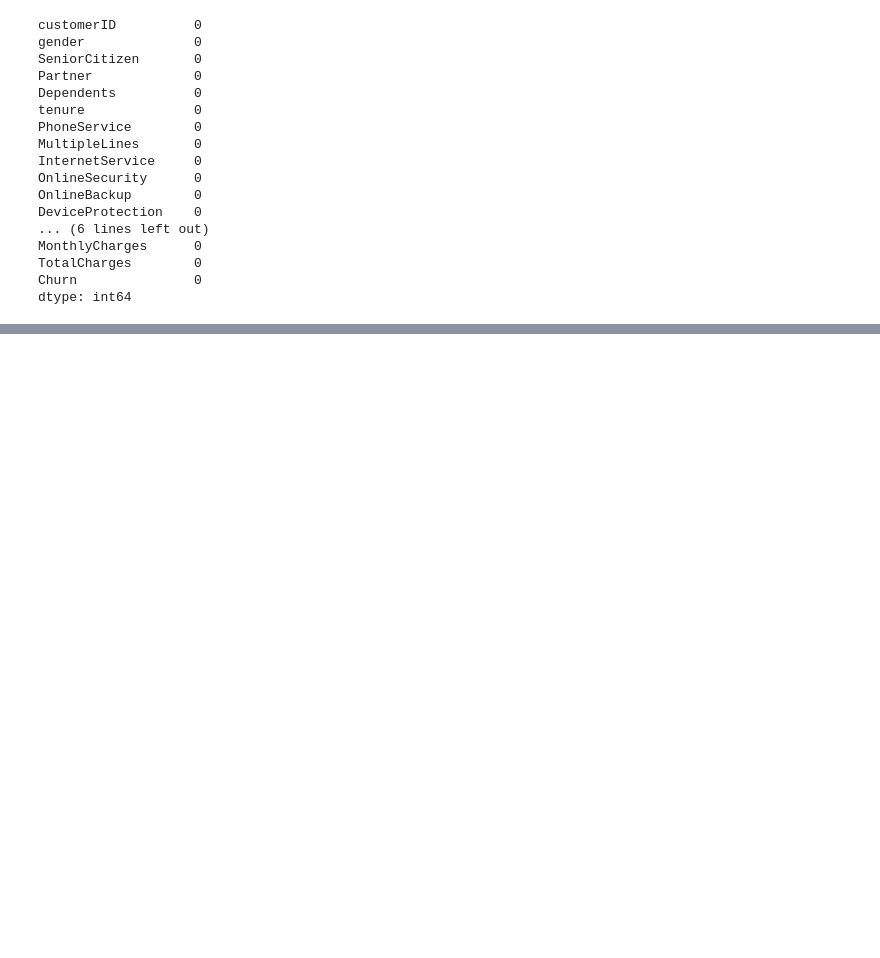
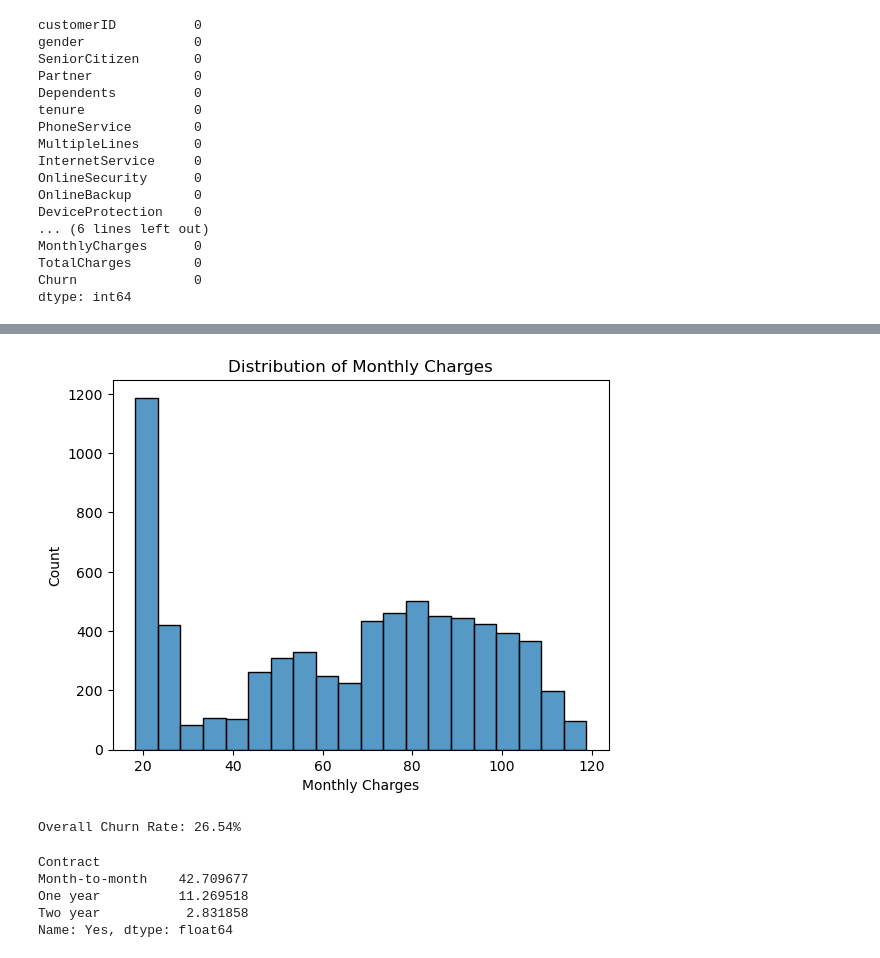
Before and after one commit to comaverick18/customer-churn-ai, a Jupyter notebook: notebooks/day-1-eda.ipynb, the cells around one changed output, grey strips where cells are left out. Saved outputs shown, nothing was run; the diff lists cells and outputs as text; code cells hidden in the pictures; blank space fills up the shorter version.

```diff
--- a/notebooks/day-1-eda.ipynb
+++ b/notebooks/day-1-eda.ipynb
@@ -120,0 +187,24 @@ plt.title('Churn by Contract Type')
+# %%
+# Histogram of Monthly Charges
+sns.histplot(data=df, x="MonthlyCharges", bins=20)
+plt.title("Distribution of Monthly Charges")
+plt.xlabel("Monthly Charges")
+plt.ylabel("Count")
+plt.show()
+# %% [output]
+[figure, added]
+# %%
+overall_churn_rate = df["Churn"].value_counts(normalize=True).get("Yes", 0) * 100
+print(f"Overall Churn Rate: {overall_churn_rate:.2f}%")
+# %% [output]
+Overall Churn Rate: 26.54%
+# %%
+churn_by_contract = df.groupby("Contract")["Churn"].value_counts(normalize=True).unstack()["Yes"] * 100
+print(churn_by_contract)
+#churn_by_contract.plot(kind='bar', color=['blue', 'orange'])
+# %% [output]
+Contract
+Month-to-month    42.709677
+One year          11.269518
+Two year           2.831858
+Name: Yes, dtype: float64
```
Also changed, not shown: parts of 23 cells of this notebook, 4 other files.
